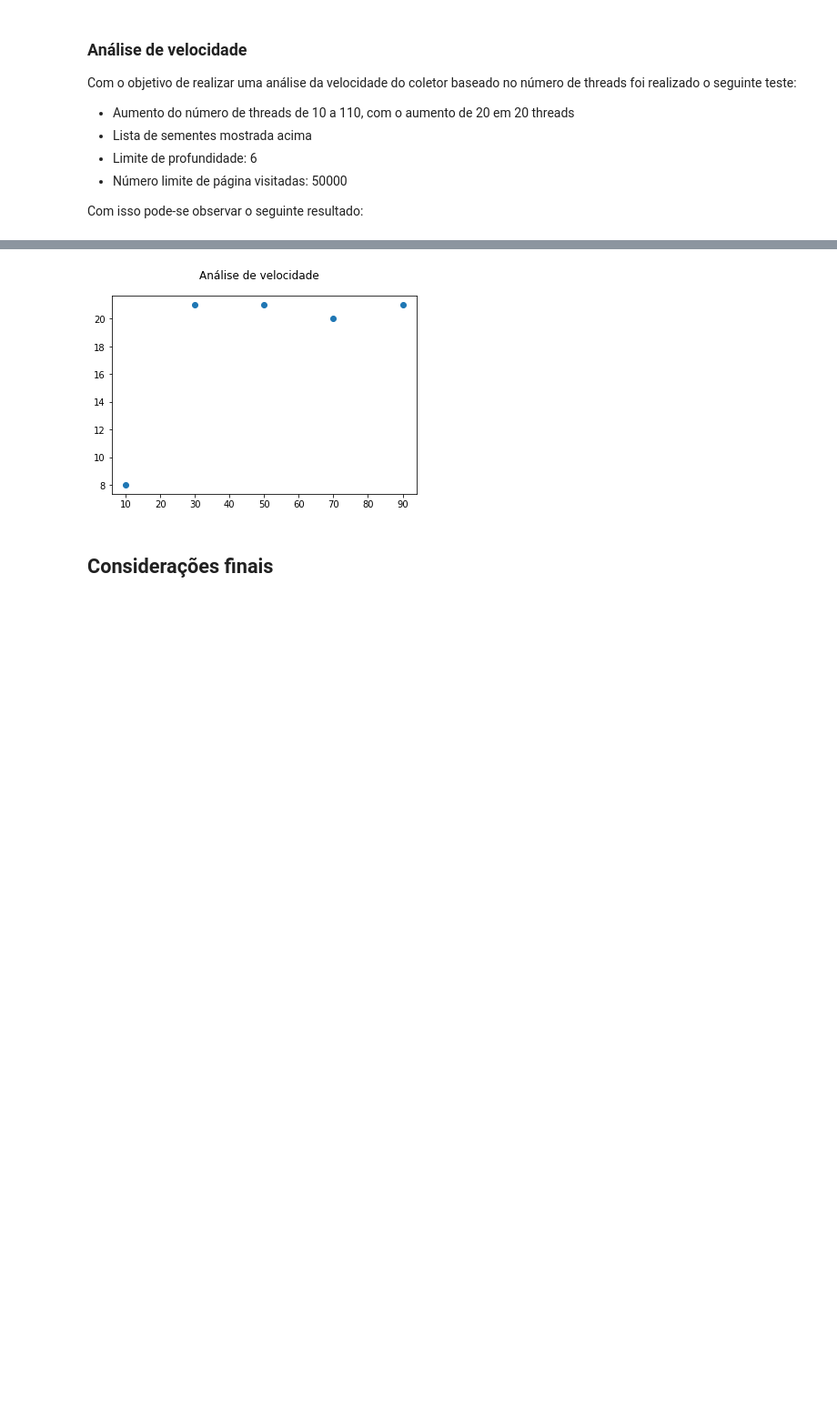
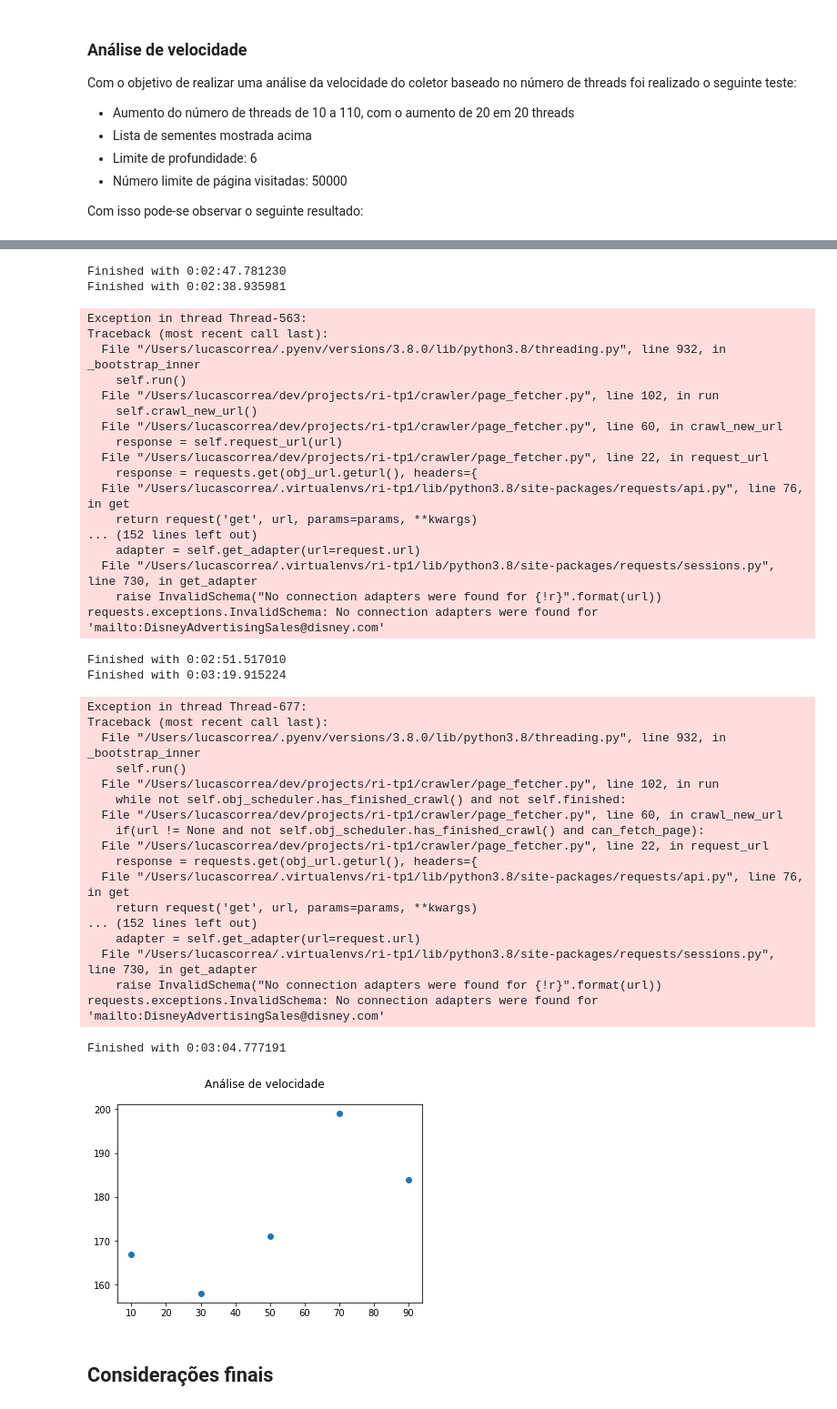
Before and after one commit to Daegonny/ri-tp1, a Jupyter notebook: Relatorio.ipynb, the cells around one changed output, grey strips where cells are left out. Shown: that part at 91% size. Drawn from its saved outputs; the diff is of its cells as text; code cells hidden in the pictures; blank space fills up the shorter version.

Commit message:
WIP: Add can_fetch_page

```diff
--- a/Relatorio.ipynb
+++ b/Relatorio.ipynb
@@ -122,6 +122,6 @@ from crawler.report import Report
 
 report = Report()
 
-report.run_crawler(int_page_limit=30, int_depth_limit=6, n_threads=10)
-pd.read_csv('crawler/urls.txt', header=None, names=['url'])
+report.run_crawler(int_page_limit=500, int_depth_limit=6, n_threads=50)
+##pd.read_csv('crawler/urls.txt', header=None, names=['url'])
 # %% [output]
@@ -155,5 +154,5 @@ Com o objetivo de realizar uma análise da velocidade do coletor baseado no núm
 
 Com isso pode-se observar o seguinte resultado:
 # %%
-report.velocity_result(int_page_limit=30, int_depth_limit=6)
+report.velocity_result(int_page_limit=500, int_depth_limit=6)
 # %% [output]
@@ -166 +176,40 @@ Finished with 0:00:21.515501
+Finished with 0:02:47.781230
+Finished with 0:02:38.935981
+Exception in thread Thread-563:
+Traceback (most recent call last):
+  File "/Users/lucascorrea/.pyenv/versions/3.8.0/lib/python3.8/threading.py", line 932, in _bootstrap_inner
+    self.run()
+  File "/Users/lucascorrea/dev/projects/ri-tp1/crawler/page_fetcher.py", line 102, in run
+    self.crawl_new_url()
+  File "/Users/lucascorrea/dev/projects/ri-tp1/crawler/page_fetcher.py", line 60, in crawl_new_url
+    response = self.request_url(url)
+  File "/Users/lucascorrea/dev/projects/ri-tp1/crawler/page_fetcher.py", line 22, in request_url
+    response = requests.get(obj_url.geturl(), headers={
+  File "/Users/lucascorrea/.virtualenvs/ri-tp1/lib/python3.8/site-packages/requests/api.py", line 76, in get
+    return request('get', url, params=params, **kwargs)
+... (152 lines left out)
+    adapter = self.get_adapter(url=request.url)
+  File "/Users/lucascorrea/.virtualenvs/ri-tp1/lib/python3.8/site-packages/requests/sessions.py", line 730, in get_adapter
+    raise InvalidSchema("No connection adapters were found for {!r}".format(url))
+requests.exceptions.InvalidSchema: No connection adapters were found for 'mailto:DisneyAdvertisingSales@disney.com'
+Finished with 0:02:51.517010
+Finished with 0:03:19.915224
+Exception in thread Thread-677:
+Traceback (most recent call last):
+  File "/Users/lucascorrea/.pyenv/versions/3.8.0/lib/python3.8/threading.py", line 932, in _bootstrap_inner
+    self.run()
+  File "/Users/lucascorrea/dev/projects/ri-tp1/crawler/page_fetcher.py", line 102, in run
+    while not self.obj_scheduler.has_finished_crawl() and not self.finished:
+  File "/Users/lucascorrea/dev/projects/ri-tp1/crawler/page_fetcher.py", line 60, in crawl_new_url
+    if(url != None and not self.obj_scheduler.has_finished_crawl() and can_fetch_page):
+  File "/Users/lucascorrea/dev/projects/ri-tp1/crawler/page_fetcher.py", line 22, in request_url
+    response = requests.get(obj_url.geturl(), headers={
+  File "/Users/lucascorrea/.virtualenvs/ri-tp1/lib/python3.8/site-packages/requests/api.py", line 76, in get
+    return request('get', url, params=params, **kwargs)
+... (152 lines left out)
+    adapter = self.get_adapter(url=request.url)
+  File "/Users/lucascorrea/.virtualenvs/ri-tp1/lib/python3.8/site-packages/requests/sessions.py", line 730, in get_adapter
+    raise InvalidSchema("No connection adapters were found for {!r}".format(url))
+requests.exceptions.InvalidSchema: No connection adapters were found for 'mailto:DisneyAdvertisingSales@disney.com'
+Finished with 0:03:04.777191
-[figure, old version]
+[figure, new version]
```
Also changed, not shown: parts of 3 cells of this notebook, 3 other files.
